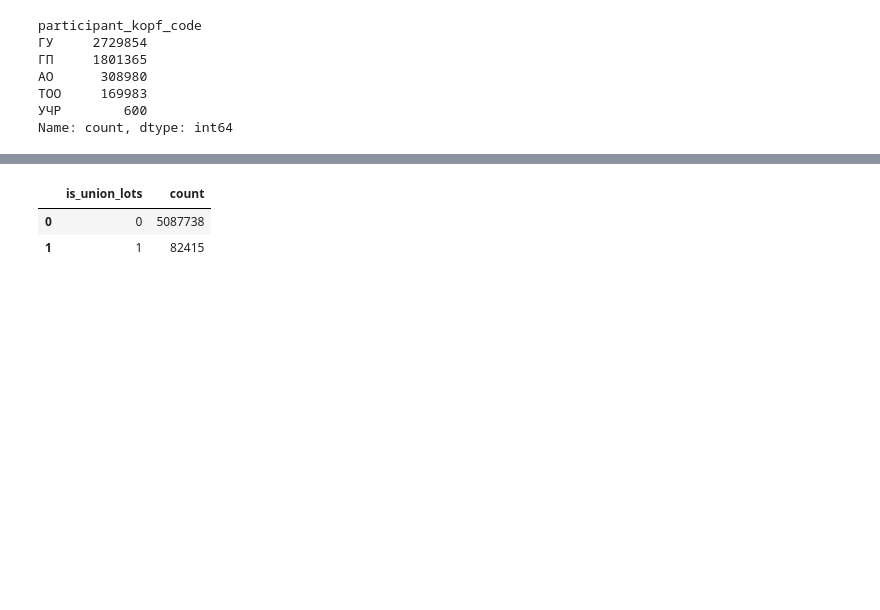
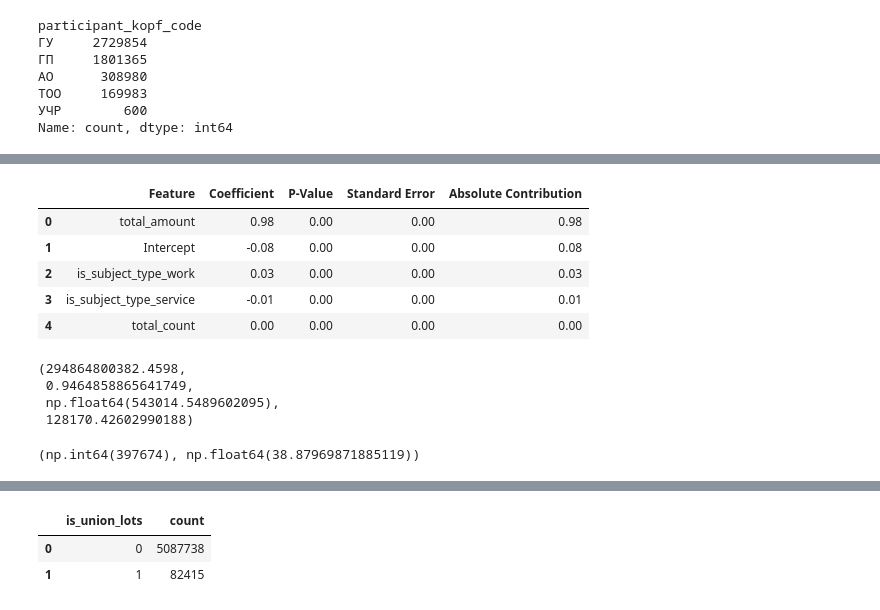
Before and after one commit to savoskin0502/public-procurement-optimization, a Jupyter notebook: dataPreparation.ipynb, the cells around one changed output, grey strips where cells are left out. Saved outputs shown, nothing was run; the diff lists cells and outputs as text; code cells hidden in the pictures; blank space fills up the shorter version.

```diff
--- a/dataPreparation.ipynb
+++ b/dataPreparation.ipynb
@@ -804,0 +881,49 @@ data["has_participant_parent_company"] = data['participant_parent_company'].appl
+# %%
+import statsmodels.api as sm
+
+X_train_with_intercept = sm.add_constant(X_train)
+
+# Fit the regression model using statsmodels
+model = sm.OLS(y_train, X_train_with_intercept).fit()
+
+# Get the summary table
+summary_df = pd.DataFrame({
+    "Feature": ["Intercept"] + list(X_train.columns),
+    "Coefficient": model.params.values,
+    "P-Value": model.pvalues.values,
+    "Standard Error": model.bse.values
+})
+
+# Add Absolute Contribution column for interpretability
+summary_df["Absolute Contribution"] = abs(summary_df["Coefficient"])
+
+# Sort by absolute contribution
+summary_df = summary_df.sort_values(by="Absolute Contribution", ascending=False).reset_index(drop=True)
+
+
+y_pred = model.predict(sm.add_constant(X_test))
+
+mse = mean_squared_error(np.power(2, y_test) + 1, np.power(2, y_pred) + 1)
+r2 = r2_score(np.power(2, y_test) + 1, np.power(2, y_pred) + 1)
+
+summary_df
+
+
+# linreg = LinearRegression()
+# linreg.fit(X_train, y_train)
+
+# # Predict on the test set
+# y_pred = linreg.predict(X_test)
+
+# # Evaluate performance
+# mse = mean_squared_error(np.power(2, y_test) + 1, np.power(2, y_pred) + 1)
+# r2 = r2_score(np.power(2, y_test) + 1, np.power(2, y_pred) + 1)
+
+# mse, r2, np.sqrt(mse), mean_absolute_error(np.power(2, y_test) + 1, np.power(2, y_pred) + 1)
+# %% [output]
+|  | Feature | Coefficient | P-Value | Standard Error | Absolute Contribution |
+| 0 | total_amount | 0.98 | 0.00 | 0.00 | 0.98 |
+| 1 | Intercept | -0.08 | 0.00 | 0.00 | 0.08 |
+| 2 | is_subject_type_work | 0.03 | 0.00 | 0.00 | 0.03 |
+| 3 | is_subject_type_service | -0.01 | 0.00 | 0.00 | 0.01 |
+| 4 | total_count | 0.00 | 0.00 | 0.00 | 0.00 |
@@ -805,2 +935,14 @@ data["has_participant_parent_company"] = data['participant_parent_company'].appl
+# %%
+mse, r2, np.sqrt(mse), mean_absolute_error(np.power(2, y_test) + 1, np.power(2, y_pred) + 1)
+# %% [output]
+(294864800382.4598,
+ 0.9464858865641749,
+ np.float64(543014.5489602095),
+ 128170.42602990188)
+# %%
+# MSE: 5033015827510304.0, R2 Score: 0.4112988377639333; test-rmse:0.40979	test-custom_rmse:0.40979
+(y_pred > y_test).sum(), ((y_pred > y_test).sum() / len(y_test)) * 100
+# %% [output]
+(np.int64(397674), np.float64(38.87969871885119))
 # %%
 ####################################################################################################################################################################
```
Also changed, not shown: parts of 19 cells of this notebook, 1 other file.
